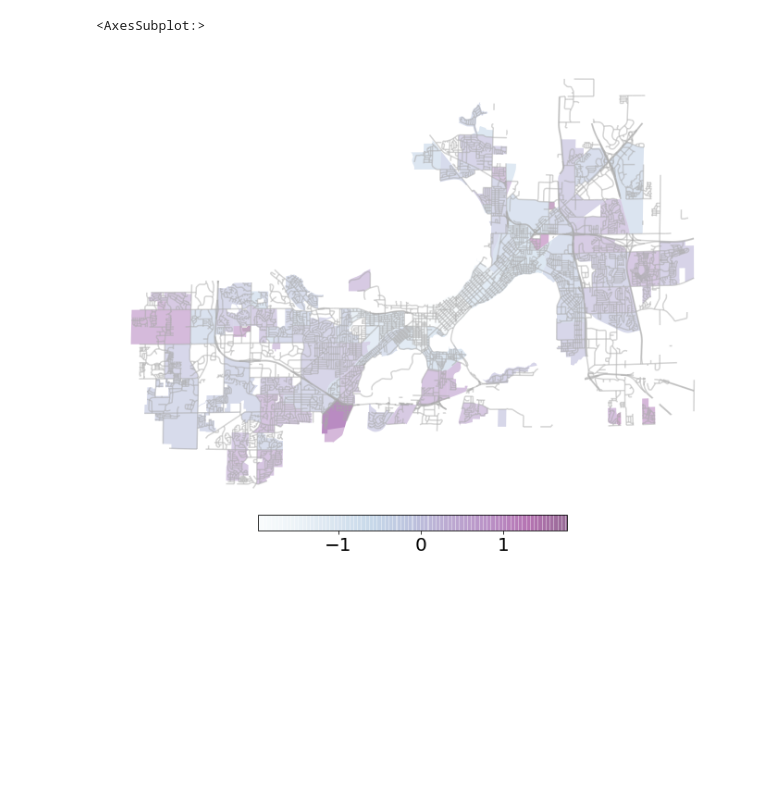
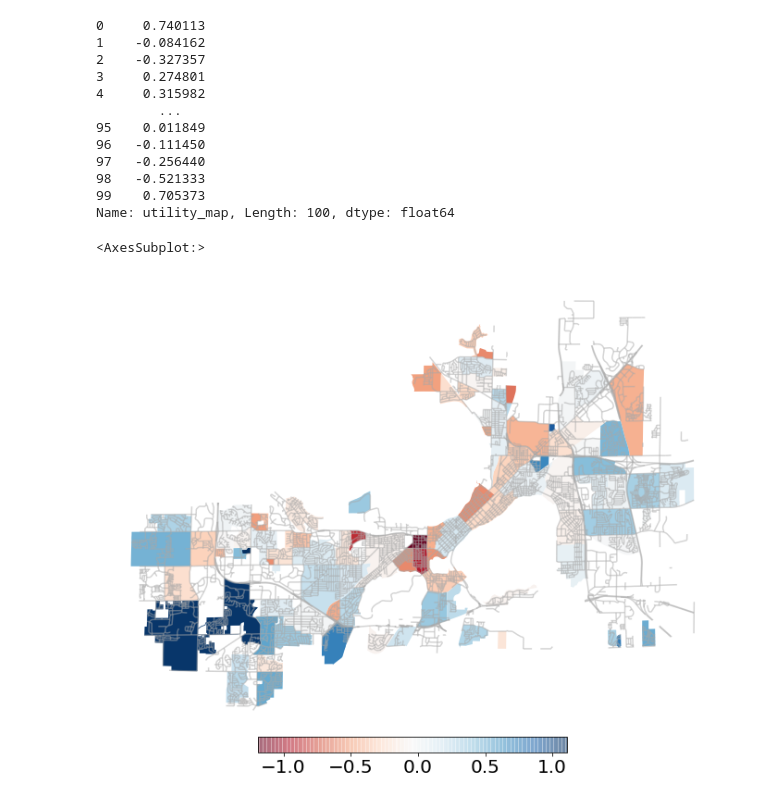
Before and after one commit to Dingyi-Z/Dream-Bus, a Jupyter notebook: Simulator/UtilityMap.ipynb, the cells around one changed output. Cells and saved outputs as stored; diff of their text form; code cells hidden in the pictures; blank space fills up the shorter version.

```diff
--- a/Simulator/UtilityMap.ipynb
+++ b/Simulator/UtilityMap.ipynb
@@ -58,9 +58,9 @@ def combine_map(catoes,ratio):
     for cato in catoes:
         key = menu.loc[cato,"key"]
         df_cen['utility_map'] += processDic[cato]*df_cen[key]
-
+    print(df_cen['utility_map'])
     gdf = gpd.GeoDataFrame(df_cen, geometry=df_cen.geometry)
-    ax=gdf.plot(column='utility_map', cmap='BuPu',figsize=(12,12),legend=True,alpha=0.35
+    ax=gdf.plot(column='utility_map', cmap='RdBu',figsize=(12,12),legend=True,alpha=1
                  ,legend_kwds={'orientation': "horizontal",
                     'shrink': 0.5,'alpha':0.35,'pad':0.01})
     fig = ax.figure
@@ -72,6 +92,18 @@ def combine_map(catoes,ratio):
 # %%
-combine_map([4,5,6],[0.2,0.8,0.4])
+combine_map([3,4,5,6],[0.5,0.2,0.8,0.4])
 # %% [output]
-<AxesSubplot:>
+0     0.740113
+1    -0.084162
+2    -0.327357
+3     0.274801
+4     0.315982
+        ...
+95    0.011849
+96   -0.111450
+97   -0.256440
+98   -0.521333
+99    0.705373
+Name: utility_map, Length: 100, dtype: float64
+<AxesSubplot:>
-[figure, old version]
+[figure, new version]
 # %%
```
Also changed, not shown: parts of 4 cells of this notebook.
